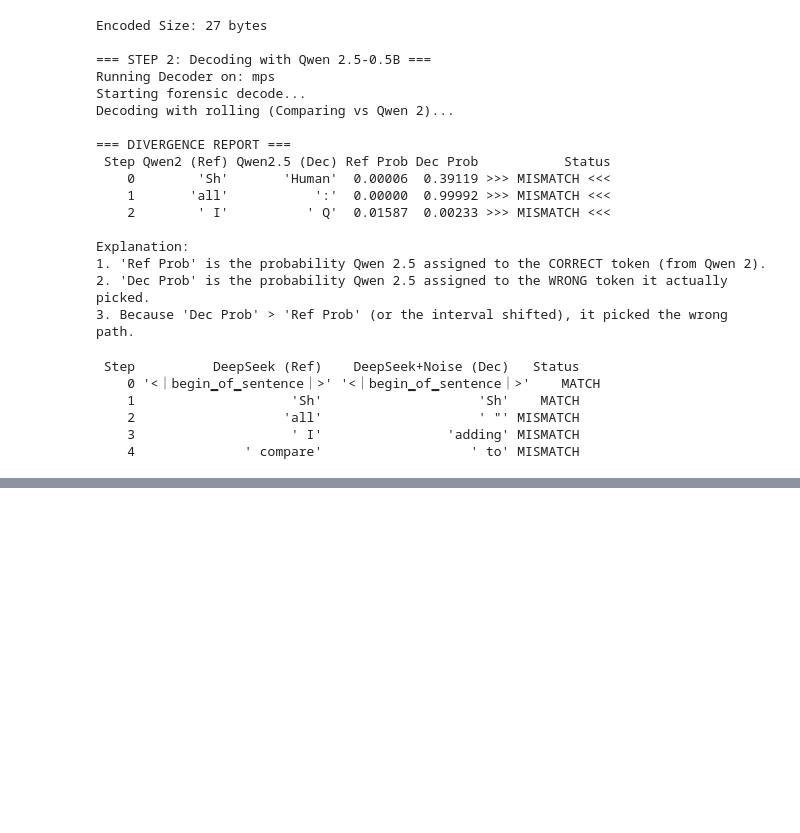
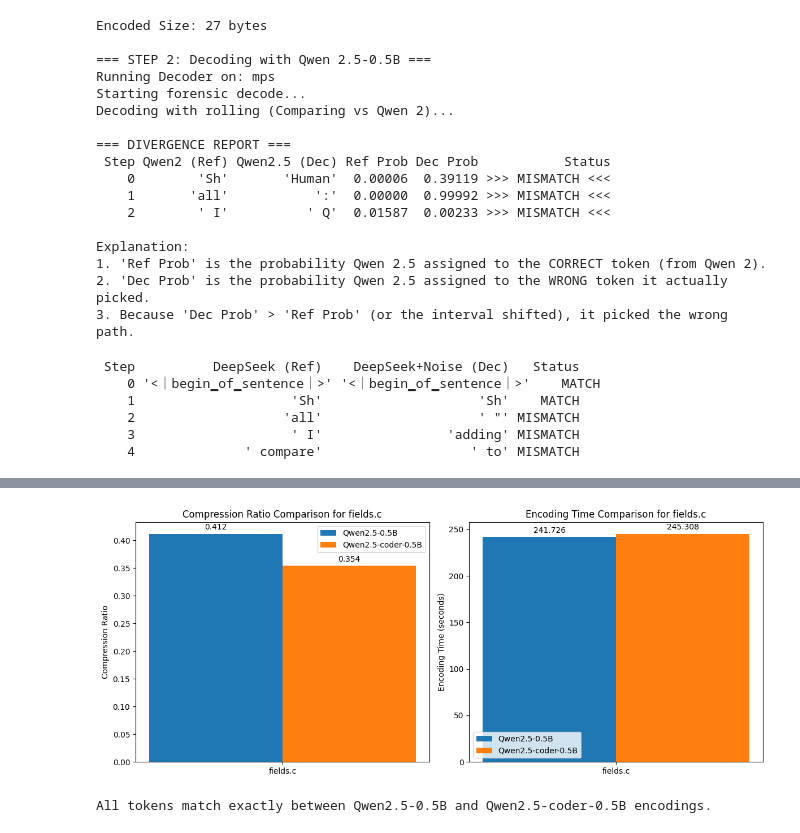
Before and after one commit to miaordh/LLM_Text_Compression_IIB_Project, a Jupyter notebook: lab.ipynb, the cells around one changed output, grey strips where cells are left out. Saved outputs shown, nothing was run; the diff lists cells and outputs as text; code cells hidden in the pictures; blank space fills up the shorter version.

Commit message:
Performance for coder/non-coder qwen on fields.c

```diff
--- a/lab.ipynb
+++ b/lab.ipynb
@@ -3058,0 +3168,63 @@ if torch.backends.mps.is_available():
+# %%
+import numpy as np
+import matplotlib.pyplot as plt
+# visualise results for fields.c
+labels = ["fields.c"]
+compression_ratios_qwen = [compression_ratio_fields_qwen]
+times_qwen = [time_fields_qwen]
+compression_ratios_qwen_coder = [compression_ratio_fields_qwen_coder]
+times_qwen_coder = [time_fields_qwen_coder]
+
+# plot 2 bar charts: one for compression ratios, one for times, side by side. Put data on the bars
+x = np.arange(len(labels))  # the label locations
+width = 0.35  # the width of the bars
+fig, ax = plt.subplots(1, 2, figsize=(12, 5))
+rects1 = ax[0].bar(x - width/2, compression_ratios_qwen, width, label='Qwen2.5-0.5B')
+rects2 = ax[0].bar(x + width/2, compression_ratios_qwen_coder, width, label='Qwen2.5-coder-0.5B')
+ax[0].set_ylabel('Compression Ratio')
+ax[0].set_title('Compression Ratio Comparison for fields.c')
+ax[0].set_xticks(x)
+ax[0].set_xticklabels(labels)
+ax[0].legend()
+ax[0].bar_label(rects1, padding=3, fmt='%.3f')
+ax[0].bar_label(rects2, padding=3, fmt='%.3f')
+rects3 = ax[1].bar(x - width/2, times_qwen, width, label='Qwen2.5-0.5B')
+rects4 = ax[1].bar(x + width/2, times_qwen_coder, width, label='Qwen2.5-coder-0.5B')
+ax[1].set_ylabel('Encoding Time (seconds)')
+ax[1].set_title('Encoding Time Comparison for fields.c')
+ax[1].set_xticks(x)
+ax[1].set_xticklabels(labels)
+ax[1].legend()
+ax[1].bar_label(rects3, padding=3, fmt='%.3f')
+ax[1].bar_label(rects4, padding=3, fmt='%.3f')
+plt.tight_layout()
+plt.show()
+# %% [output]
+[figure, added]
+# %%
+# check if tokens are exactly the same
+mismatches = 0
+# load tokenizer_qwen
+tokenizer_qwen = AutoTokenizer.from_pretrained("Qwen/Qwen2.5-0.5B", trust_remote_code=True)
+fields_tokens_qwen = tokenizer_qwen.encode(fields_text) + [tokenizer_qwen.eos_token_id]
+# kill tokenizer_qwen
+del tokenizer_qwen
+gc.collect()
+# load tokenizer_qwen_coder
+tokenizer_qwen_coder = AutoTokenizer.from_pretrained("Qwen/Qwen2.5-coder-0.5B", trust_remote_code=True)
+fields_tokens_qwen_coder = tokenizer_qwen_coder.encode(fields_text) + [tokenizer_qwen_coder.eos_token_id]
+# kill tokenizer_qwen_coder
+del tokenizer_qwen_coder
+gc.collect()
+min_len = min(len(fields_tokens_qwen), len(fields_tokens_qwen_coder))
+for i in range(min_len):
+    if fields_tokens_qwen[i] != fields_tokens_qwen_coder[i]:
+        print(f"Mismatch at position {i}: Qwen2.5 token {fields_tokens_qwen[i]}, Qwen2.5-coder token {fields_tokens_qwen_coder[i]}")
+        mismatches += 1
+if len(fields_tokens_qwen) != len(fields_tokens_qwen_coder):
+    print(f"Token length mismatch: Qwen2.5 length {len(fields_tokens_qwen)}, Qwen2.5-coder length {len(fields_tokens_qwen_coder)}")
+    mismatches += 1
+if mismatches == 0:
+    print("All tokens match exactly between Qwen2.5-0.5B and Qwen2.5-coder-0.5B encodings.")
+# %% [output]
+All tokens match exactly between Qwen2.5-0.5B and Qwen2.5-coder-0.5B encodings.
```
Also changed, not shown: parts of 5 cells of this notebook, 2 other files.
